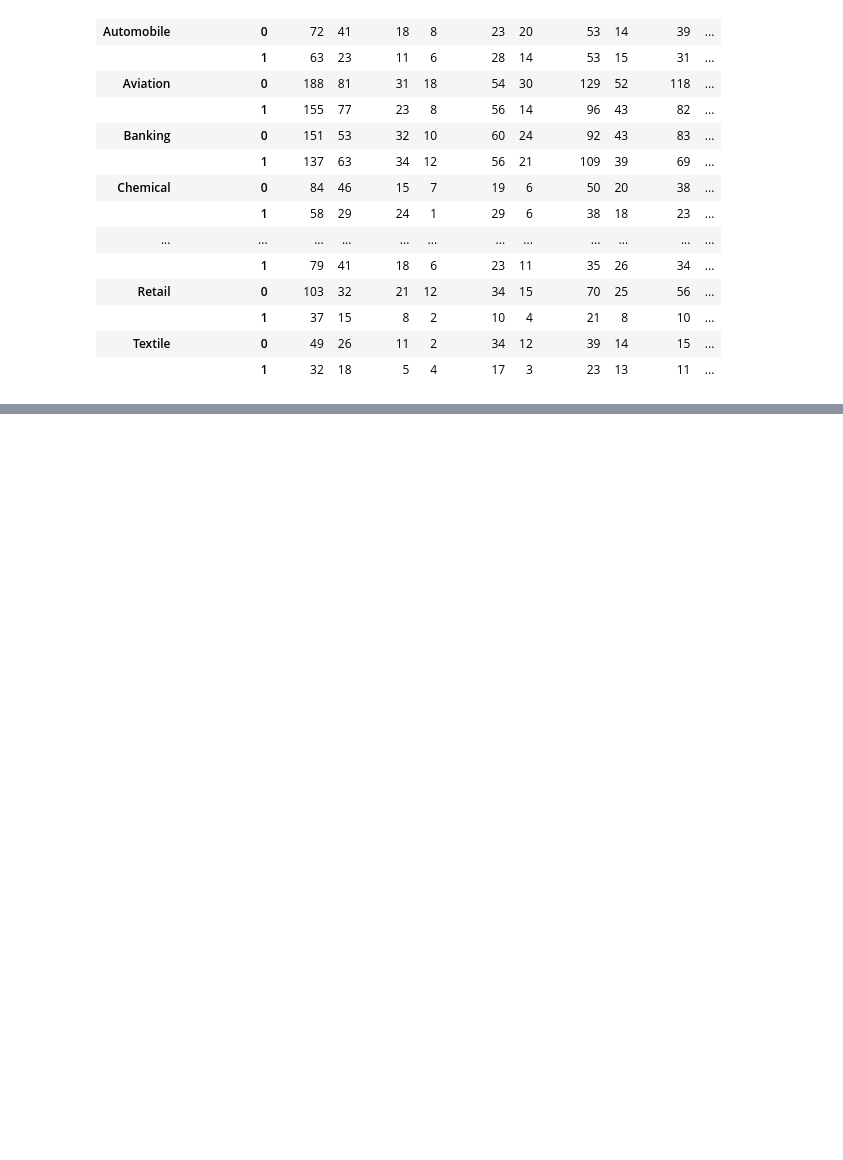
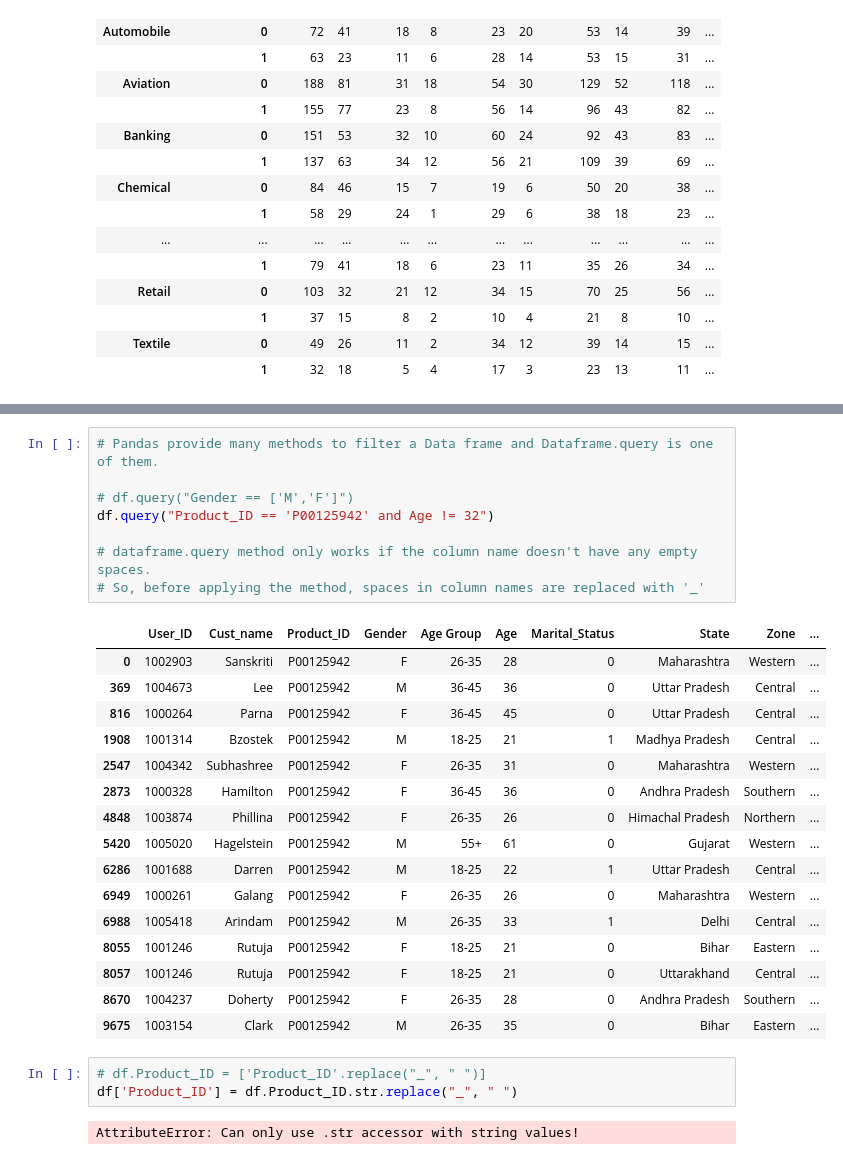
Before and after one commit to itiksha/Python-Data-Analysis-Project, a Jupyter notebook: Py-Project1-Diwali/Diwali_Sales_Analysis.ipynb, the cells around one changed output, grey strips where cells are left out. Drawn from its saved outputs; the diff is of its cells as text; blank space fills up the shorter version.

```diff
--- a/Py-Project1-Diwali/Diwali_Sales_Analysis.ipynb
+++ b/Py-Project1-Diwali/Diwali_Sales_Analysis.ipynb
@@ -927,0 +982,30 @@ pd.crosstab(index=[df['Occupation'], df['Marital_Status']], columns=[df['Zone'],
+# %%
+# Pandas provide many methods to filter a Data frame and Dataframe.query is one of them.
+
+# df.query("Gender == ['M','F']")
+df.query("Product_ID == 'P00125942' and Age != 32")
+
+# dataframe.query method only works if the column name doesn't have any empty spaces.
+# So, before applying the method, spaces in column names are replaced with '_'
+# %% [output]
+|  | User_ID | Cust_name | Product_ID | Gender | Age Group | Age | Marital_Status | State | Zone | ... |
+| 0 | 1002903 | Sanskriti | P00125942 | F | 26-35 | 28 | 0 | Maharashtra | Western | ... |
+| 369 | 1004673 | Lee | P00125942 | M | 36-45 | 36 | 0 | Uttar Pradesh | Central | ... |
+| 816 | 1000264 | Parna | P00125942 | F | 36-45 | 45 | 0 | Uttar Pradesh | Central | ... |
+| 1908 | 1001314 | Bzostek | P00125942 | M | 18-25 | 21 | 1 | Madhya Pradesh | Central | ... |
+| 2547 | 1004342 | Subhashree | P00125942 | F | 26-35 | 31 | 0 | Maharashtra | Western | ... |
+| 2873 | 1000328 | Hamilton | P00125942 | F | 36-45 | 36 | 0 | Andhra Pradesh | Southern | ... |
+| 4848 | 1003874 | Phillina | P00125942 | F | 26-35 | 26 | 0 | Himachal Pradesh | Northern | ... |
+| 5420 | 1005020 | Hagelstein | P00125942 | M | 55+ | 61 | 0 | Gujarat | Western | ... |
+| 6286 | 1001688 | Darren | P00125942 | M | 18-25 | 22 | 1 | Uttar Pradesh | Central | ... |
+| 6949 | 1000261 | Galang | P00125942 | F | 26-35 | 26 | 0 | Maharashtra | Western | ... |
+| 6988 | 1005418 | Arindam | P00125942 | M | 26-35 | 33 | 1 | Delhi | Central | ... |
+| 8055 | 1001246 | Rutuja | P00125942 | F | 18-25 | 21 | 0 | Bihar | Eastern | ... |
+| 8057 | 1001246 | Rutuja | P00125942 | F | 18-25 | 21 | 0 | Uttarakhand | Central | ... |
+| 8670 | 1004237 | Doherty | P00125942 | F | 26-35 | 28 | 0 | Andhra Pradesh | Southern | ... |
+| 9675 | 1003154 | Clark | P00125942 | M | 26-35 | 35 | 0 | Bihar | Eastern | ... |
+# %%
+# df.Product_ID = ['Product_ID'.replace("_", " ")]
+df['Product_ID'] = df.Product_ID.str.replace("_", " ")
+# %% [output]
+AttributeError: Can only use .str accessor with string values!
```
Also changed, not shown: parts of 15 cells of this notebook.
